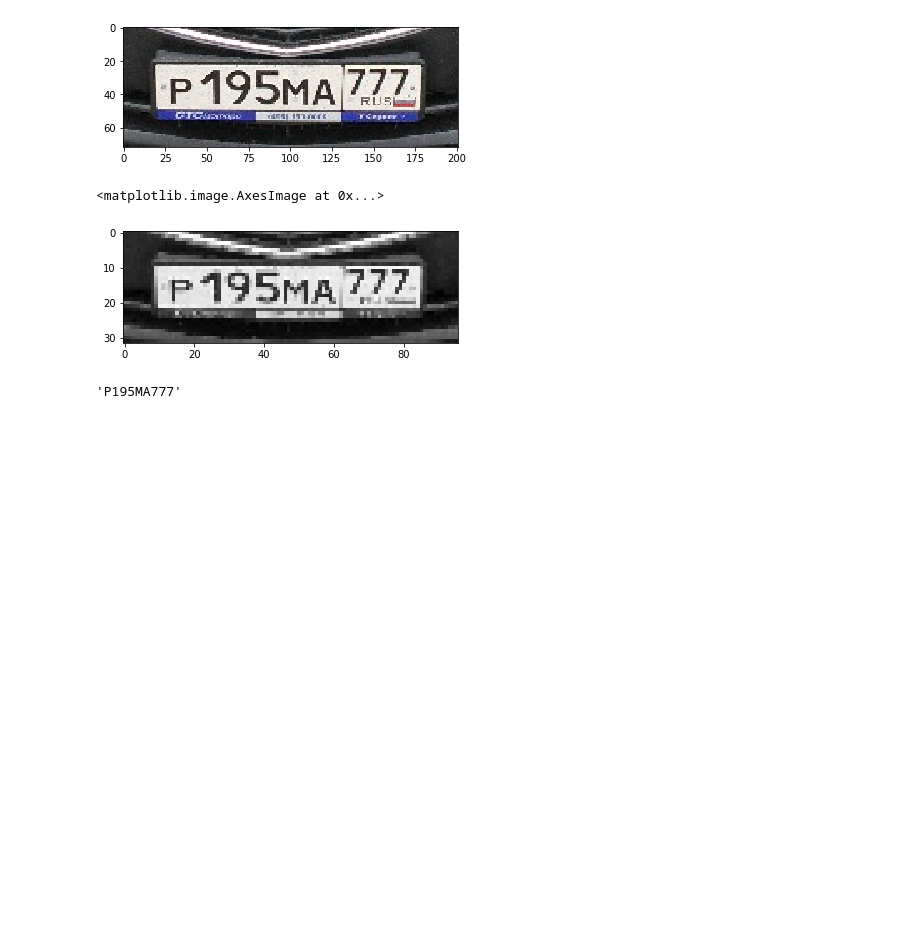
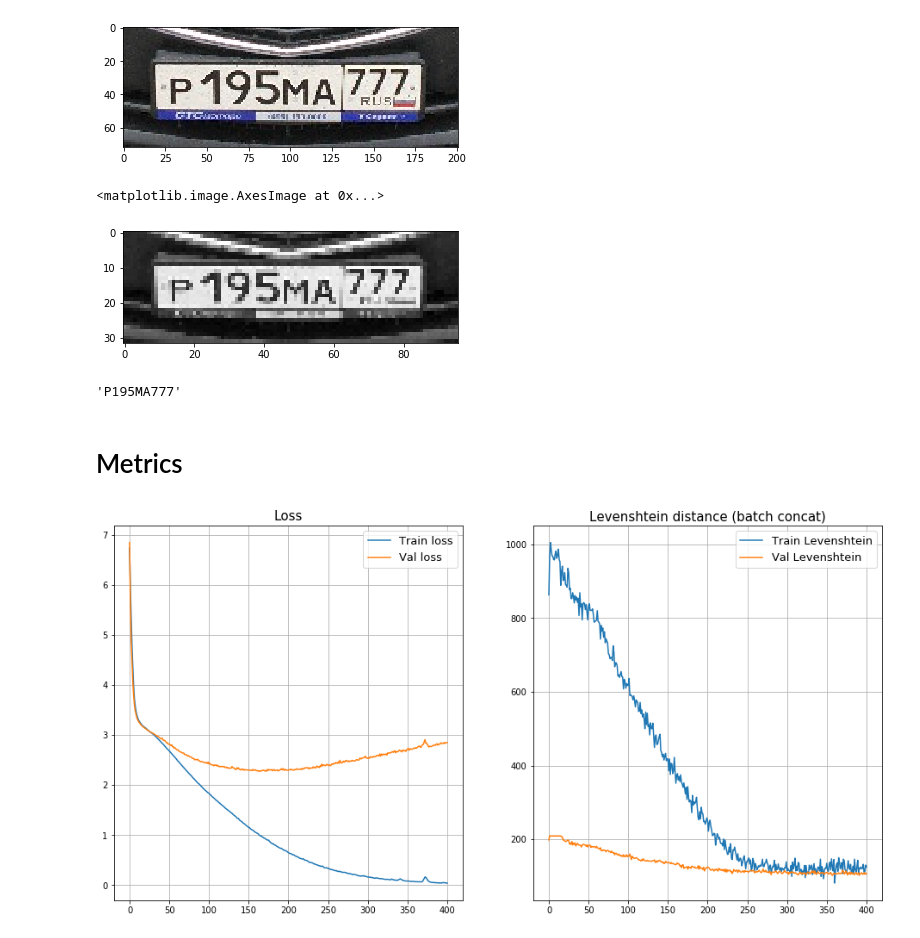
Before and after one commit to apugachev/tips-tricks-project, a Jupyter notebook: Demo.ipynb, the cells around one changed output. Cells and saved outputs as stored; diff of their text form; code cells hidden in the pictures; blank space fills up the shorter version.

Commit message:
logs & metrics added

```diff
--- a/Demo.ipynb
+++ b/Demo.ipynb
@@ -43,3 +45,50 @@ plt.imshow(transformed[0][0], cmap='gray')
 p.predict(transformed)
 # %% [output]
 'P195MA777'
+# %% [markdown]
+# Metrics
+# %%
+import re
+
+with open('experiments/logs/train_log.txt') as f:
+    logs = f.read().split('\n')
+
+train_loss, val_loss, train_lev, val_lev = [], [], [], []
+
+for item in logs:
+    t_loss_reg = re.findall('train\_loss: .+\, train_str_accuracy', item)
+    if len(t_loss_reg) == 1:
+        loss = float(t_loss_reg[0].split()[1][:-1])
+        train_loss.append(loss)
+
+    v_loss_reg = re.findall('val\_loss: .+\, val_str_accuracy', item)
+    if len(v_loss_reg) == 1:
+        loss = float(v_loss_reg[0].split()[1][:-1])
+        val_loss.append(loss)
+
+    t_lev_reg = re.findall('train_str_levenshtein: \d{,4}', item)
+    if len(t_lev_reg) == 1:
+        lev = int(t_lev_reg[0].split()[1])
+        train_lev.append(lev)
+
+    v_lev_reg = re.findall('val_str_levenshtein: \d{,4}', item)
+    if len(v_lev_reg) == 1:
+        lev = int(v_lev_reg[0].split()[1])
+        val_lev.append(lev)
+# %%
+from matplotlib import pyplot as plt
+
+f, (ax1, ax2) = plt.subplots(1, 2, figsize=(16,8))
+ax1.plot(train_loss, label='Train loss')
+ax1.plot(val_loss, label='Val loss')
+ax1.set_title('Loss', fontsize=15)
+ax1.legend(fontsize=13)
+ax1.grid()
+
+ax2.plot(train_lev, label='Train Levenshtein')
+ax2.plot(val_lev, label='Val Levenshtein')
+ax2.set_title('Levenshtein distance (batch concat)', fontsize=15)
+ax2.legend(fontsize=13)
+ax2.grid()
+# %% [output]
+[figure, added]
```
Also changed, not shown: parts of 1 cell of this notebook, 3 other files.
